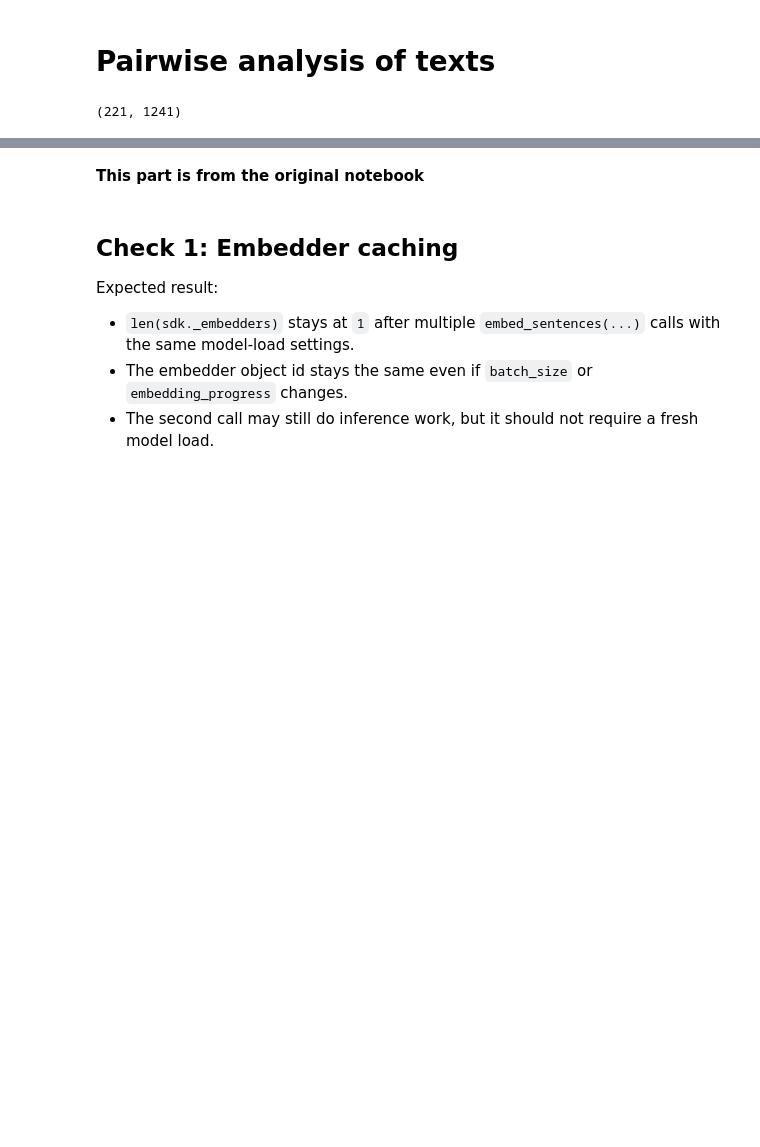
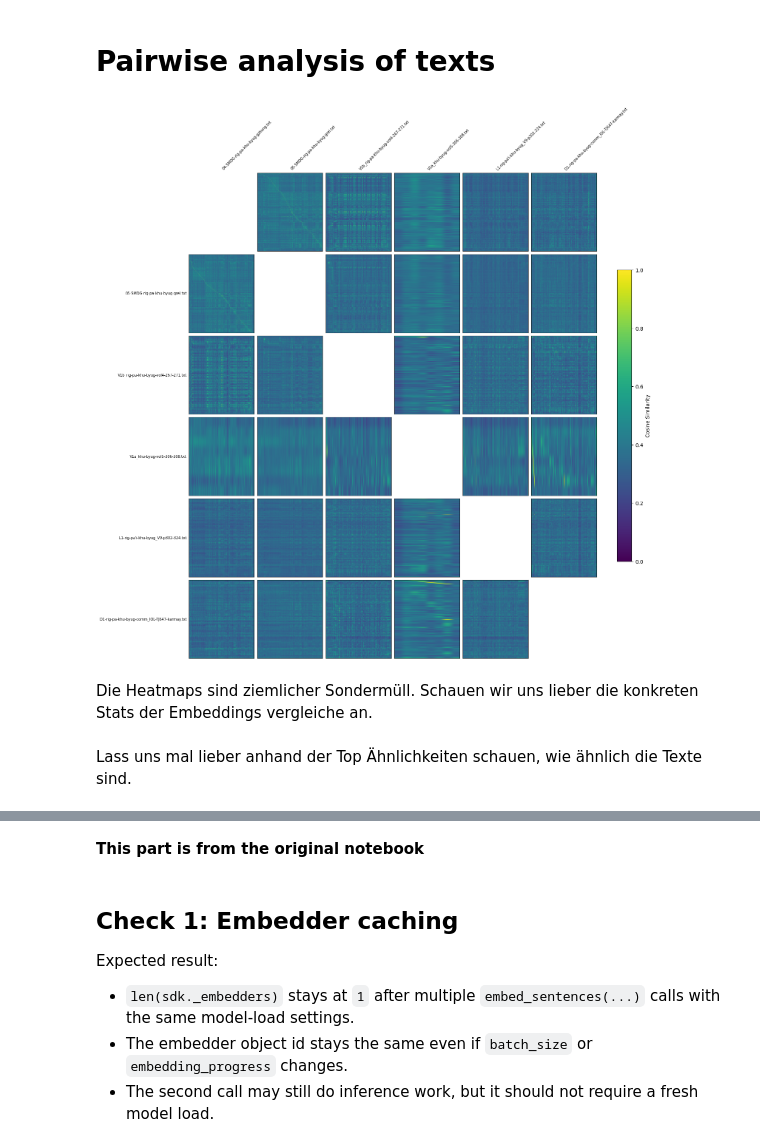
Before and after one commit to thomjur/tibetan-intertext-lab, a Jupyter notebook: study/Exploratory_Study.ipynb, the cells around one changed output, grey strips where cells are left out. Cells and saved outputs as stored; diff of their text form; code cells hidden in the pictures; blank space fills up the shorter version.

```diff
--- a/study/Exploratory_Study.ipynb
+++ b/study/Exploratory_Study.ipynb
@@ -174,2 +238,10 @@ loaded_data
 # %% [markdown]
 # Pairwise analysis of texts
+# %%
+# Creating a result set with pairwise views for each text combination
+from itertools import combinations
+
+results = []
+for text_a, text_b in combinations(loaded_data, 2):
+    result = sdk.pairwise_from_embedding_views(text_a.embeddings, text_b.embeddings)
+    results.append((text_a.name, text_b.name, result))
@@ -176,11 +251,42 @@ loaded_data
 # %%
-pairwise_results = sdk.pairwise_from_embedding_views(
-    loaded_data[0].embeddings,
-    loaded_data[1].embeddings,
-    top_k=20,
-)
+# We plot a matrix with all pairwise heatmaps
+# IMPORTANT: Note that the heatmaps are stretched because the dimensionalities vary so greatly
+# This does not really make sense...
+import matplotlib.pyplot as plt
+
+text_names = [text.name for text in loaded_data]
+n = len(text_names)
+name_to_idx = {name: i for i, name in enumerate(text_names)}
+
+fig, axes = plt.subplots(n, n, figsize=(2.5*n, 2.5*n), constrained_layout=True)
+
+im = None
+for text_a_name, text_b_name, pairwise_result in results:
+    i, j = name_to_idx[text_a_name], name_to_idx[text_b_name]
+    matrix = pairwise_result.similarity_matrix
+    im = axes[i, j].imshow(matrix, cmap="viridis", vmin=0, vmax=1, aspect="auto")
+    axes[j, i].imshow(matrix.T, cmap="viridis", vmin=0, vmax=1, aspect="auto")
+
+for i in range(n):
+    axes[i, i].axis("off")
+
+for i in range(n):
+    for j in range(n):
+        axes[i, j].set_xticks([])
+        axes[i, j].set_yticks([])
+
+for j in range(n):
+    axes[0, j].set_title(text_names[j], fontsize=7, rotation=45, ha="left")
+
+for i in range(n):
+    axes[i, 0].set_ylabel(text_names[i], fontsize=7, rotation=0, ha="right", va="center")
+
+fig.colorbar(im, ax=axes, shrink=0.6, label="Cosine Similarity")
+plt.savefig("images/heatmap_plot.png", dpi=300, bbox_inches="tight")
+plt.show()
+# %% [output]
+[figure, added]
-# %%
-# Similarity Matrix
-pairwise_results.similarity_matrix.shape
-# %% [output]
-(221, 1241)
+# %% [markdown]
+Die Heatmaps sind ziemlicher Sondermüll. Schauen wir uns lieber die konkreten Stats der Embeddings vergleiche an.
+# %% [markdown]
+Lass uns mal lieber anhand der Top Ähnlichkeiten schauen, wie ähnlich die Texte sind.
```
Also changed, not shown: parts of 38 cells of this notebook, 11 other files.
